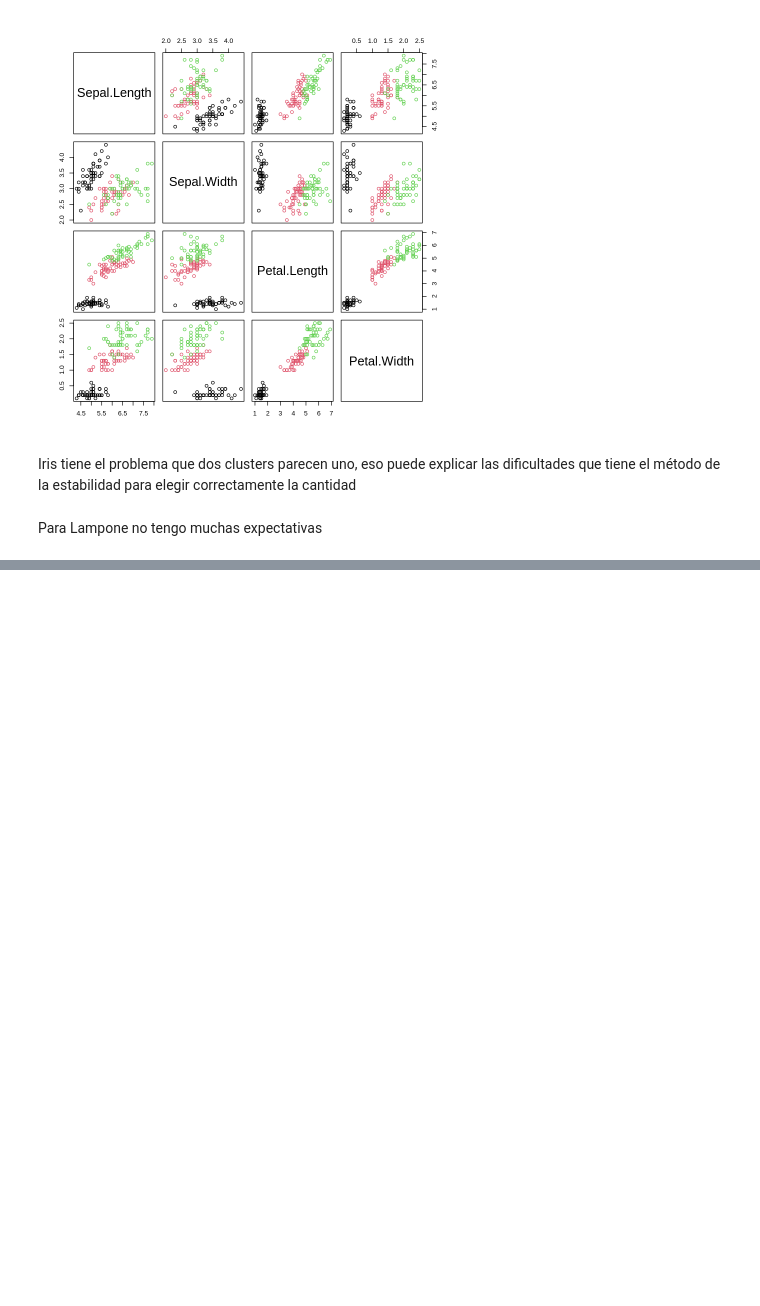
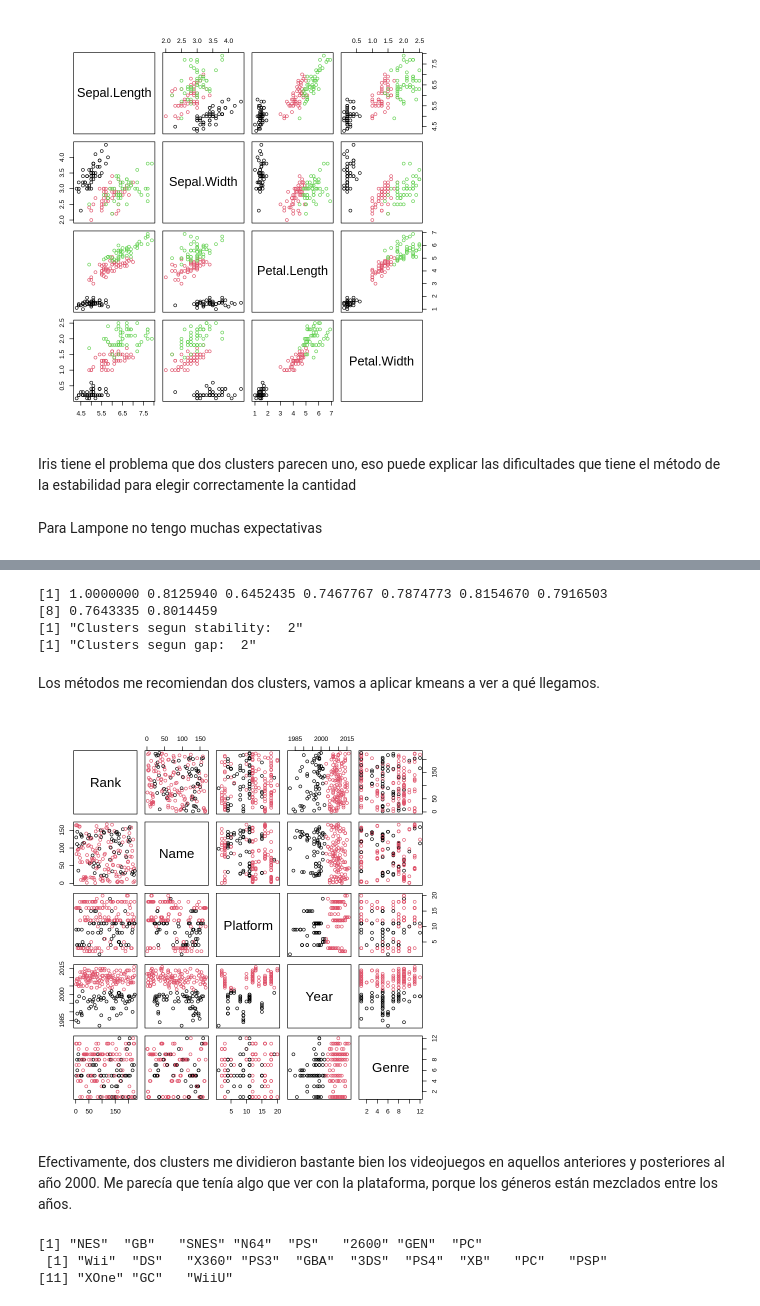
Before and after one commit to AgustinGurvich/TMD, a Jupyter notebook: TMD_TP3.ipynb, the cells around one changed output, grey strips where cells are left out. Cells and saved outputs as stored; diff of their text form; code cells hidden in the pictures; blank space fills up the shorter version.

```diff
--- a/TMD_TP3.ipynb
+++ b/TMD_TP3.ipynb
@@ -600,0 +623,28 @@ print(paste("Clusters segun gap: ", gap))
+# %%
+gap <- gap.statistic(gamesData[,4, drop=FALSE], 10, 1000)
+stab <- stability.method(gamesData[,4, drop=FALSE], 10, 10)
+
+print(stab$mean.stability)
+print(paste("Clusters segun stability: ", which.max(stab$mean.stability) + 1))
+print(paste("Clusters segun gap: ", gap))
+# %% [output]
+[1] 1.0000000 0.8125940 0.6452435 0.7467767 0.7874773 0.8154670 0.7916503
+[8] 0.7643335 0.8014459
+[1] "Clusters segun stability:  2"
+[1] "Clusters segun gap:  2"
+# %% [markdown]
+Los métodos me recomiendan dos clusters, vamos a aplicar kmeans a ver a qué llegamos.
+# %%
+c5 <- kmeans(gamesData[,4, drop=FALSE],cent=2)
+plot(gamesData, col = c5$cluster)
+# %% [output]
+[figure, added]
+# %% [markdown]
+Efectivamente, dos clusters me dividieron bastante bien los videojuegos en aquellos anteriores y posteriores al año 2000. Me parecía que tenía algo que ver con la plataforma, porque los géneros están mezclados entre los años.
+# %%
+print(unique(gamesData[gamesData$Year < 2000, ]$Platform))
+print(unique(gamesData[gamesData$Year > 2000, ]$Platform))
+# %% [output]
+[1] "NES"  "GB"   "SNES" "N64"  "PS"   "2600" "GEN"  "PC"
+ [1] "Wii"  "DS"   "X360" "PS3"  "GBA"  "3DS"  "PS4"  "XB"   "PC"   "PSP"
+[11] "XOne" "GC"   "WiiU"
```
Also changed, not shown: parts of 27 cells of this notebook.
